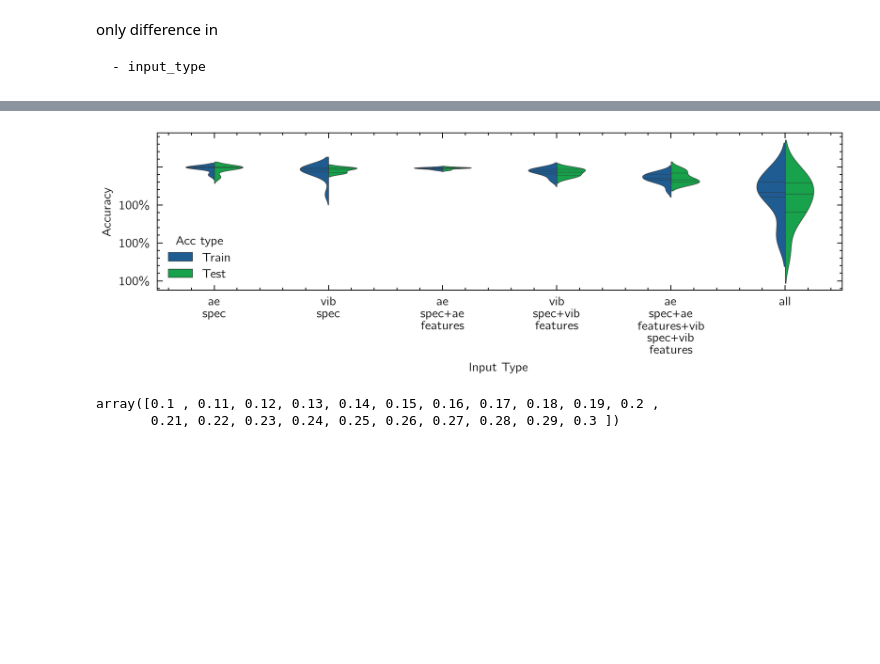
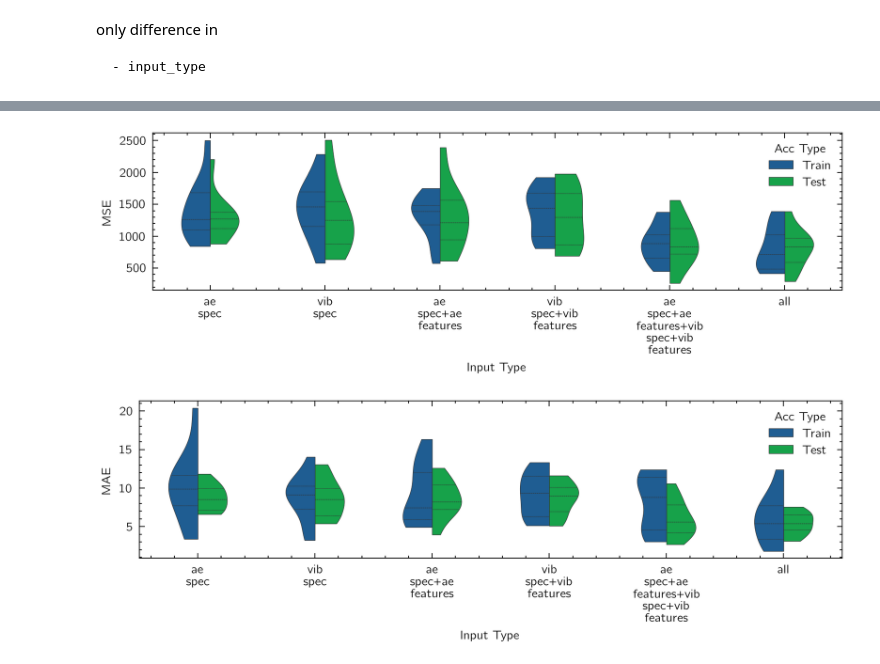
Before and after one commit to mingwucn/Smart_Grinding, a Jupyter notebook: postprocessing/accuracy.ipynb, the cells around one changed output, grey strips where cells are left out. Saved outputs shown, nothing was run; the diff lists cells and outputs as text; code cells hidden in the pictures; blank space fills up the shorter version.

```diff
--- a/postprocessing/accuracy.ipynb
+++ b/postprocessing/accuracy.ipynb
@@ -128,35 +163,33 @@ df
 # %%
-plt.rcParams.update(one_column)
-plt.rcParams['figure.constrained_layout.use'] = True
-fig,ax = plt.subplots(figsize=(6.0,2))
-snsdf = sns.load_dataset("tips")
-ax = sns.violinplot(
-    # data=df[df["Model"]=="CNN"],
-    data=df,
-    x="Input Type",
-    y="Acc",
-    hue="Acc type",
-    split=True,
-    saturation=0.75,
-    density_norm="width",
-    hue_order=["Train", "Test"],
-    dodge=True,
-    inner='quartile',
-    ax=ax,
-    linewidth=0.3,
-    width = 0.5,
-    palette = ['#0C5DA5', '#00B945', 'yellow'],
-)
-ax.set_yticklabels([f'{x*100:.0f}\%' for x in ax.get_yticks()[:-2]])
-xTickLabels = allowed_input_types
-ax.set_xticklabels([('\n').join(x.split('_')) for x in xTickLabels])
-ax.set_ylabel("Accuracy")
-# plt.savefig(os.path.join(os.pardir,"CIRP ISEM 2025","image","raw_acc_vs_model.png"),dpi=300)
-plt.show()
+for _y in ["MSE", "MAE"]:
+    plt.rcParams.update(one_column)
+    plt.rcParams['figure.constrained_layout.use'] = True
+    fig,ax = plt.subplots(figsize=(6.0,2))
+    snsdf = sns.load_dataset("tips")
+    ax = sns.violinplot(
+        # data=df[df["Model"]=="CNN"],
+        data=df,
+        x="Input Type",
+        y=_y,
+        hue="Acc Type",
+        split=True,
+        saturation=0.75,
+        density_norm="width",
+        hue_order=["Train", "Test"],
+        dodge=True,
+        inner='quartile',
+        ax=ax,
+        linewidth=0.3,
+        width = 0.5,
+        palette = ["#0C5EA5FF", "#00B944FF", 'yellow'],
+        cut=0
+    )
+    # ax.set_yticklabels([f'{x*100:.0f}\%' for x in ax.get_yticks()[:-2]])
+    xTickLabels = allowed_input_types
+    ax.set_xticklabels([('\n').join(x.split('_')) for x in xTickLabels])
+    ax.set_ylabel(_y)
+    plt.savefig(os.path.join(os.pardir,"Grinding Fusion","images",f"raw_{_y}vs_model.png"),dpi=300)
+    plt.show()
 # %% [output]
-[figure, old version]
+[figure, new version]
+[figure, added]
-# %%
-np.asarray(time_series_length)/sampling_rate*1e3
-# %% [output]
-array([0.1 , 0.11, 0.12, 0.13, 0.14, 0.15, 0.16, 0.17, 0.18, 0.19, 0.2 ,
-       0.21, 0.22, 0.23, 0.24, 0.25, 0.26, 0.27, 0.28, 0.29, 0.3 ])
```
Also changed, not shown: parts of 8 cells of this notebook, 4 other files.
